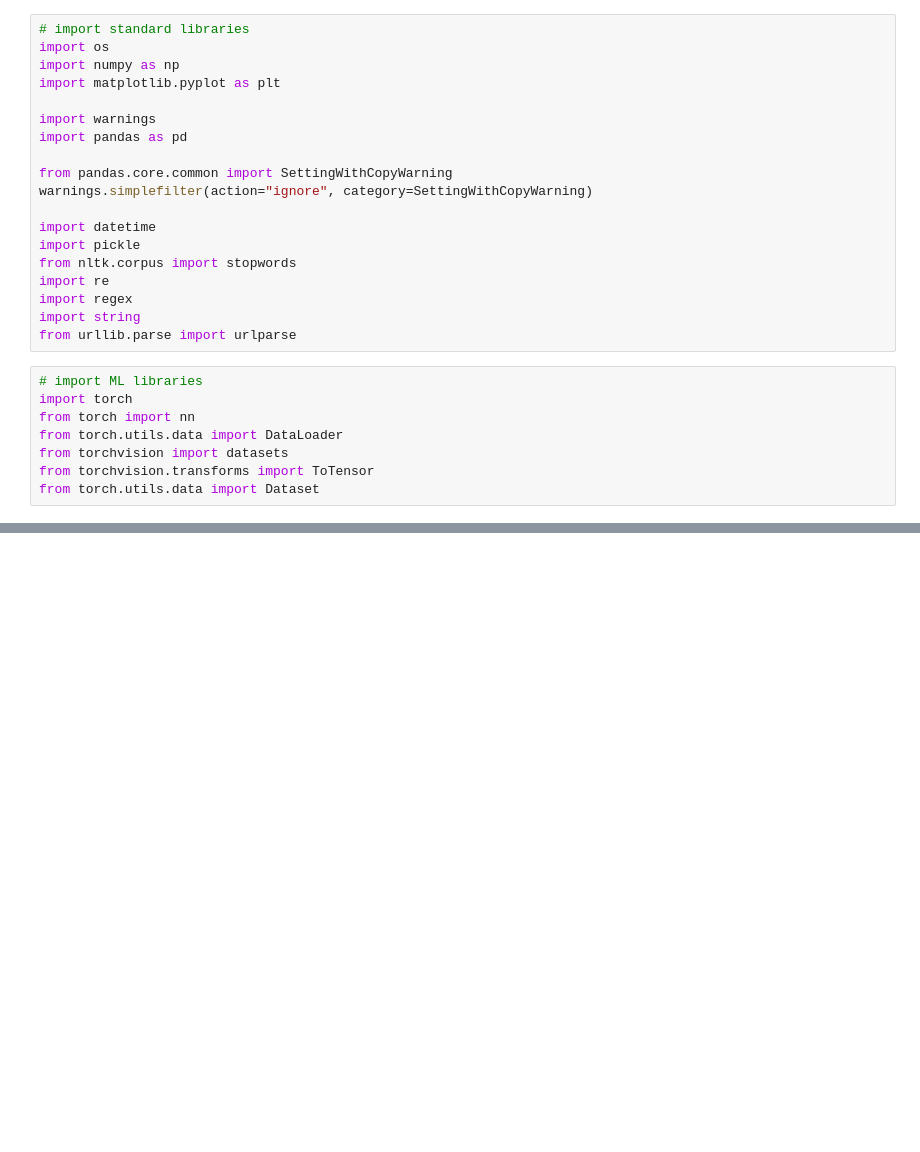
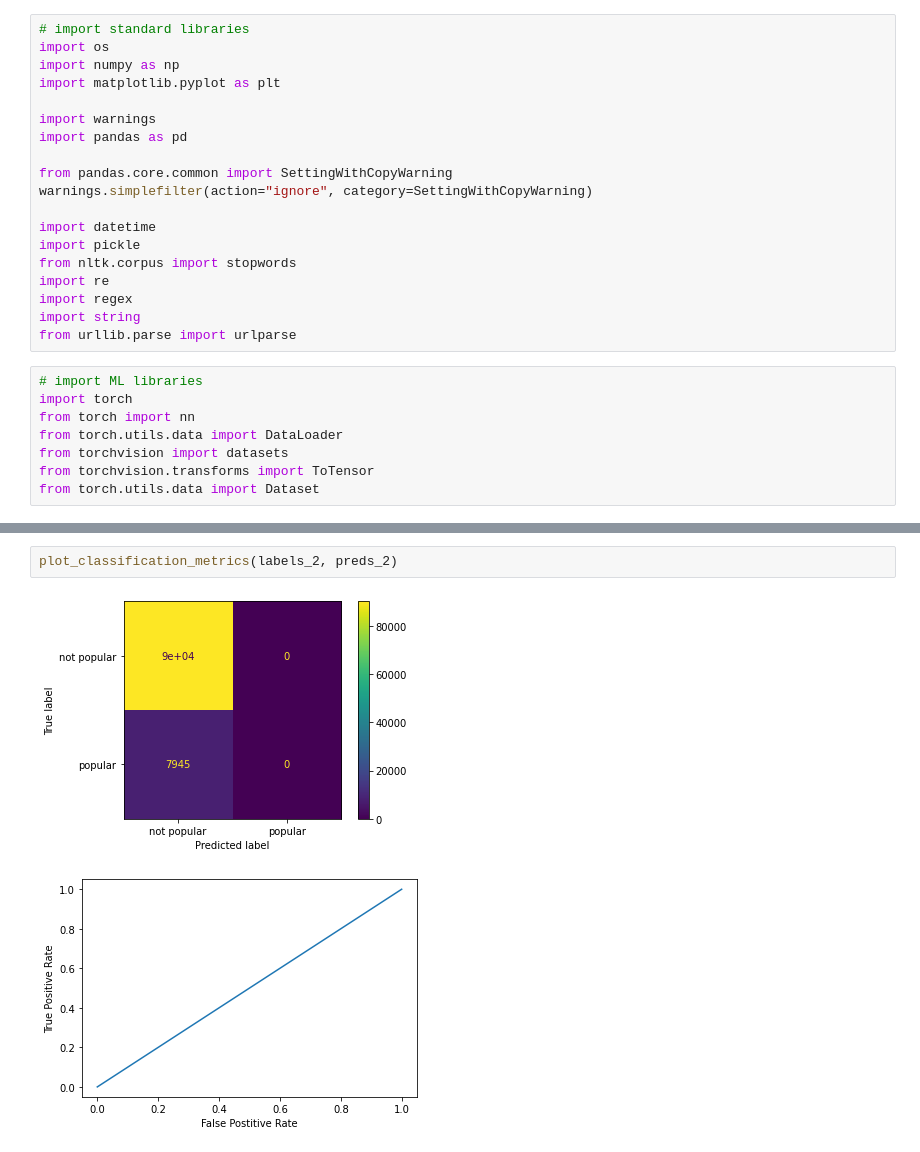
Before and after one commit to Zaidek/Part-II-Disertation, a Jupyter notebook: Neural Networks/nnEvaluation.ipynb, the cells around one changed output, grey strips where cells are left out. Cells and saved outputs as stored; diff of their text form; blank space fills up the shorter version.

```diff
--- a/Neural Networks/nnEvaluation.ipynb
+++ b/Neural Networks/nnEvaluation.ipynb
@@ -75,0 +152,5 @@ AttributeError: Can't get attribute 'FFNetworkBertEmbedding' on <module '__main_
+# %%
+plot_classification_metrics(labels_2, preds_2)
+# %% [output]
+[figure, added]
+[figure, added]
```
Also changed, not shown: parts of 19 cells of this notebook.
